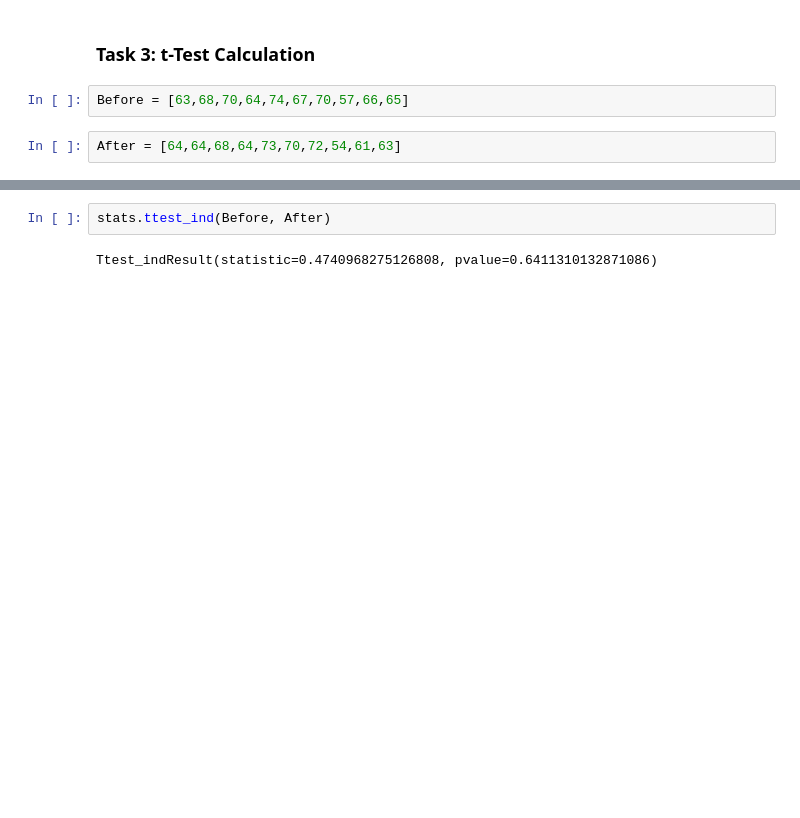
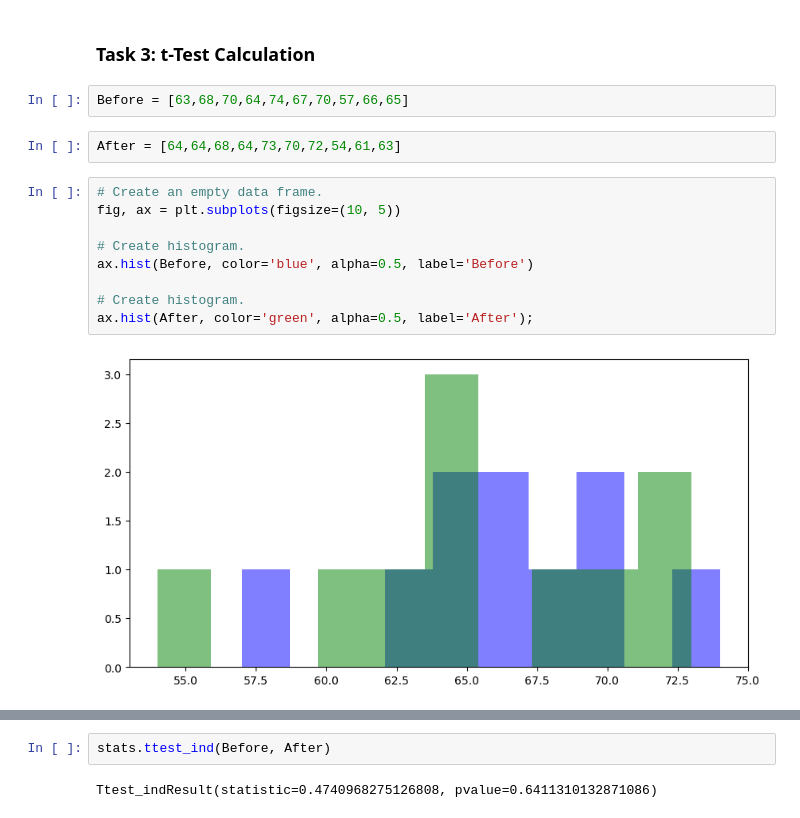
Before and after one commit to mickalleny2k/applied_statistics, a Jupyter notebook: tasks.ipynb, the cells around one changed output, grey strips where cells are left out. Cells and saved outputs as stored; diff of their text form; blank space fills up the shorter version.

```diff
--- a/tasks.ipynb
+++ b/tasks.ipynb
@@ -73,3 +102,14 @@ ax.hist(sample, color='blue', alpha=0.5, label='Sample')
 Before = [63,68,70,64,74,67,70,57,66,65]
 # %%
 After = [64,64,68,64,73,70,72,54,61,63]
+# %%
+# Create an empty data frame.
+fig, ax = plt.subplots(figsize=(10, 5))
+
+# Create histogram.
+ax.hist(Before, color='blue', alpha=0.5, label='Before')
+
+# Create histogram.
+ax.hist(After, color='green', alpha=0.5, label='After');
+# %% [output]
+[figure, added]
```
Also changed, not shown: parts of 10 cells of this notebook.
